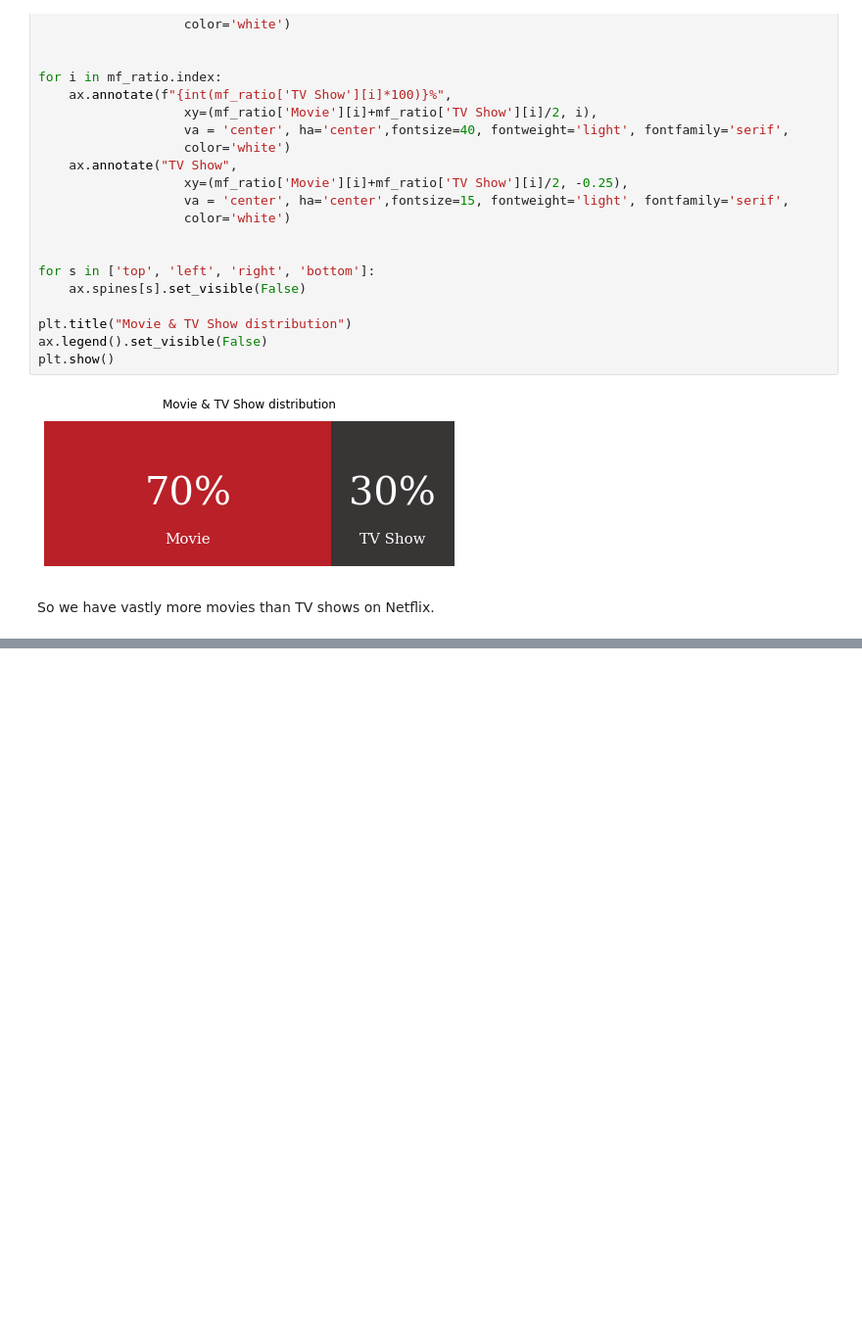
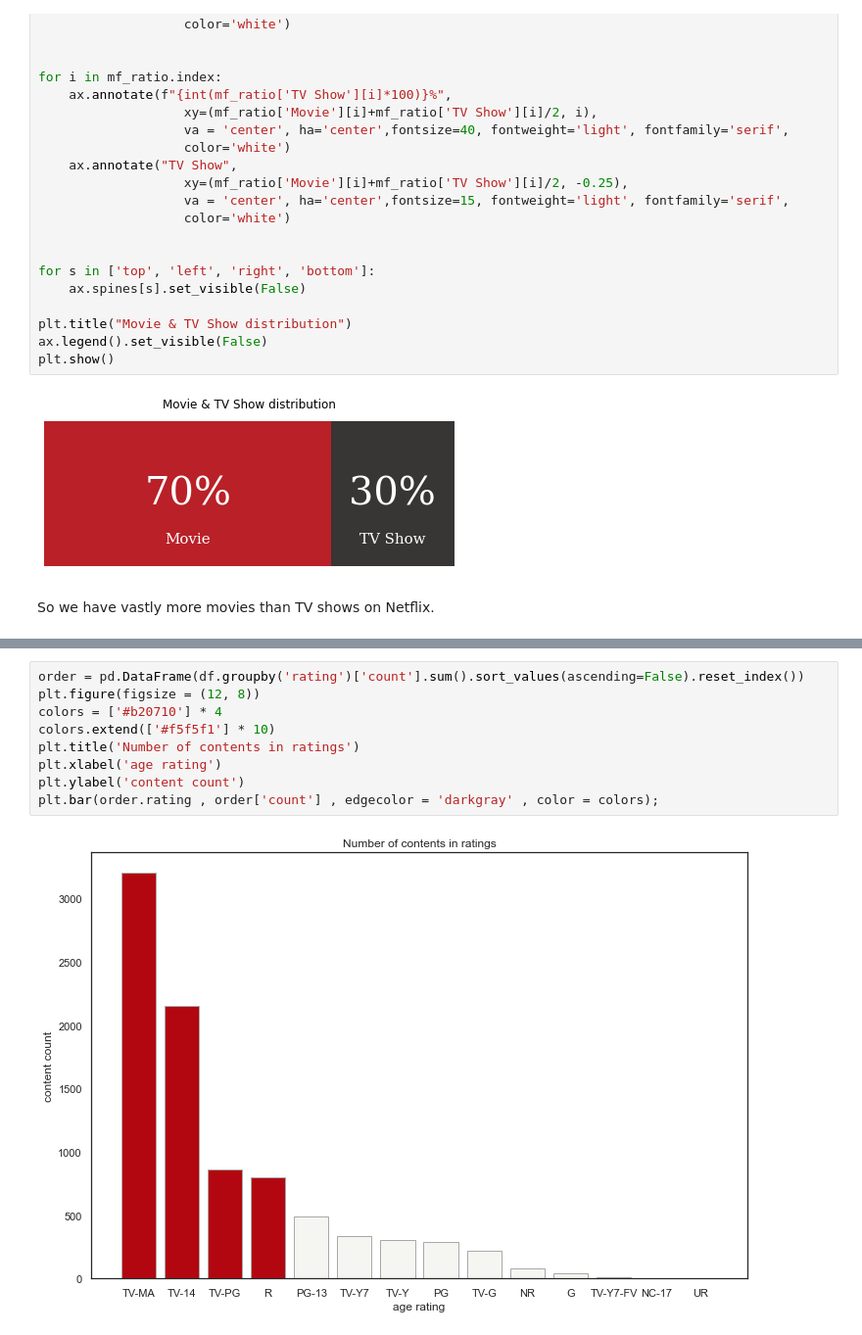
Before and after one commit to keyhanRayati/NetflixProject, a Jupyter notebook: project.ipynb, the cells around one changed output, grey strips where cells are left out. Shown at 98% size. Drawn from its saved outputs; the diff is of its cells as text; blank space fills up the shorter version.

```diff
--- a/project.ipynb
+++ b/project.ipynb
@@ -179,0 +272,11 @@ So we have vastly more movies than TV shows on Netflix.
+# %%
+order = pd.DataFrame(df.groupby('rating')['count'].sum().sort_values(ascending=False).reset_index())
+plt.figure(figsize = (12, 8))
+colors = ['#b20710'] * 4
+colors.extend(['#f5f5f1'] * 10)
+plt.title('Number of contents in ratings')
+plt.xlabel('age rating')
+plt.ylabel('content count')
+plt.bar(order.rating , order['count'] , edgecolor = 'darkgray' , color = colors);
+# %% [output]
+[figure, added]
```
Also changed, not shown: parts of 15 cells of this notebook, 2 other files.
